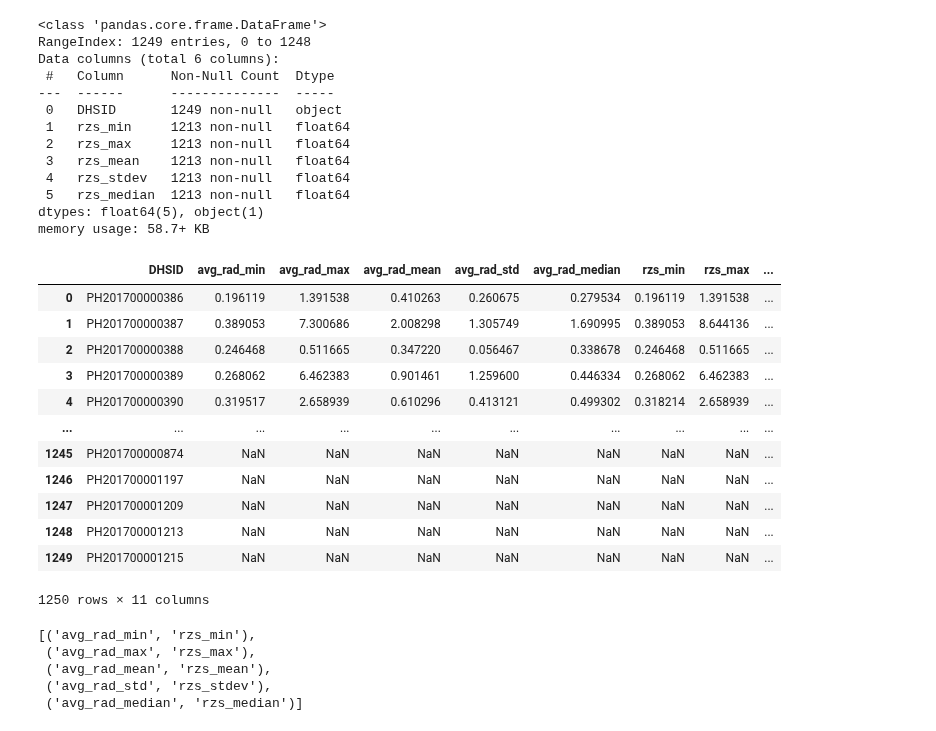
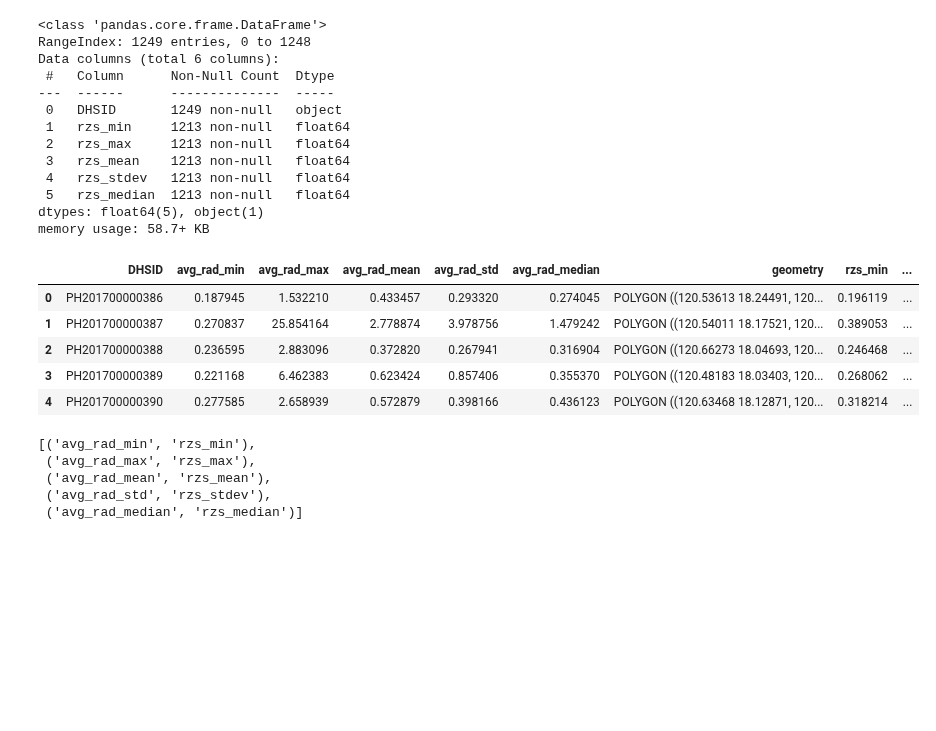
Before and after one commit to thinkingmachines/unicef-ai4d-poverty-mapping, a Jupyter notebook: test-notebooks/explore_ph_viirs.ipynb, the cells around one changed output. Cells and saved outputs as stored; diff of their text form; code cells hidden in the pictures; blank space fills up the shorter version.

```diff
--- a/test-notebooks/explore_ph_viirs.ipynb
+++ b/test-notebooks/explore_ph_viirs.ipynb
@@ -96,7 +101,7 @@ cluster_centroids_df.head(2)
 # %%
 cluster_centroids_gdf = gpd.GeoDataFrame(
     cluster_centroids_df,
-    geometry=gpd.GeoSeries.from_wkt(cluster_centroids_df["geometry"])
+    geometry=gpd.GeoSeries.from_wkt(cluster_centroids_df["geometry"], crs='epsg:4326')
 )
 cluster_centroids_gdf.head(2)
 # %% [output]
@@ -169,7 +188,7 @@ def add_bbox_geom(cluster_centroids_gdf, distance_km, output_col='bbox'):
     cluster_centroids_gdf[output_col] = bbox_geometry
     return cluster_centroids_gdf
 # %%
-cluster_bbox_gdf = add_bbox_geom(cluster_centroids_gdf, 2)
+cluster_bbox_gdf = add_bbox_geom(cluster_centroids_gdf, 3)
 cluster_bbox_gdf['geometry'] = cluster_bbox_gdf['bbox']
 # %% [output]
 Adding buffer geometry...
@@ -191,7 +208,7 @@ cluster_zonal_stats_gdf = rzs.create_raster_zonal_stats(
         func=["min", "max", "mean", "median", "std"],
         column="avg_rad",
     ),
-    extra_args=dict(band_num=1, nodata=np.nan),
+    extra_args=dict(band_num=1, nodata=-999),
 )
 # %%
 cluster_zonal_stats_gdf.head()
@@ -265,7 +370,8 @@ usecols_left = [
     "avg_rad_mean",
     "avg_rad_std",
     "avg_rad_median",
+    "geometry"
 ]
 cluster_zonal_stats_gdf = cluster_zonal_stats_gdf[usecols_left]
-cluster_zonal_stats_gdf
+cluster_zonal_stats_gdf.head()
 # %% [output]
@@ -342,24 +435,17 @@ memory usage: 58.7+ KB
 # %%
 # Merge
 cluster_zonal_stats_gdf['DHSID'] = cluster_zonal_stats_gdf['DHSID'].astype(str)
 kahlil_cluster_zonal_stats_gdf['DHSID'] = kahlil_cluster_zonal_stats_gdf['DHSID'].astype(str)
 combined_zonal_stats = cluster_zonal_stats_gdf.merge(kahlil_cluster_zonal_stats_gdf, on=["DHSID"], how="outer")
 
-combined_zonal_stats
+combined_zonal_stats.head()
 # %% [output]
-|  | DHSID | avg_rad_min | avg_rad_max | avg_rad_mean | avg_rad_std | avg_rad_median | rzs_min | rzs_max | ... |
-| 0 | PH201700000386 | 0.196119 | 1.391538 | 0.410263 | 0.260675 | 0.279534 | 0.196119 | 1.391538 | ... |
-| 1 | PH201700000387 | 0.389053 | 7.300686 | 2.008298 | 1.305749 | 1.690995 | 0.389053 | 8.644136 | ... |
-| 2 | PH201700000388 | 0.246468 | 0.511665 | 0.347220 | 0.056467 | 0.338678 | 0.246468 | 0.511665 | ... |
-| 3 | PH201700000389 | 0.268062 | 6.462383 | 0.901461 | 1.259600 | 0.446334 | 0.268062 | 6.462383 | ... |
-| 4 | PH201700000390 | 0.319517 | 2.658939 | 0.610296 | 0.413121 | 0.499302 | 0.318214 | 2.658939 | ... |
-| ... | ... | ... | ... | ... | ... | ... | ... | ... | ... |
-| 1245 | PH201700000874 | NaN | NaN | NaN | NaN | NaN | NaN | NaN | ... |
-| 1246 | PH201700001197 | NaN | NaN | NaN | NaN | NaN | NaN | NaN | ... |
-| 1247 | PH201700001209 | NaN | NaN | NaN | NaN | NaN | NaN | NaN | ... |
-| 1248 | PH201700001213 | NaN | NaN | NaN | NaN | NaN | NaN | NaN | ... |
-| 1249 | PH201700001215 | NaN | NaN | NaN | NaN | NaN | NaN | NaN | ... |
+|  | DHSID | avg_rad_min | avg_rad_max | avg_rad_mean | avg_rad_std | avg_rad_median | geometry | rzs_min | ... |
+| 0 | PH201700000386 | 0.187945 | 1.532210 | 0.433457 | 0.293320 | 0.274045 | POLYGON ((120.53613 18.24491, 120... | 0.196119 | ... |
+| 1 | PH201700000387 | 0.270837 | 25.854164 | 2.778874 | 3.978756 | 1.479242 | POLYGON ((120.54011 18.17521, 120... | 0.389053 | ... |
+| 2 | PH201700000388 | 0.236595 | 2.883096 | 0.372820 | 0.267941 | 0.316904 | POLYGON ((120.66273 18.04693, 120... | 0.246468 | ... |
+| 3 | PH201700000389 | 0.221168 | 6.462383 | 0.623424 | 0.857406 | 0.355370 | POLYGON ((120.48183 18.03403, 120... | 0.268062 | ... |
+| 4 | PH201700000390 | 0.277585 | 2.658939 | 0.572879 | 0.398166 | 0.436123 | POLYGON ((120.63468 18.12871, 120... | 0.318214 | ... |
-1250 rows × 11 columns
 # %%
 zonal_stat_pairs = list(zip(usecols_left,usecols_right))[1:]
 zonal_stat_pairs
```
Also changed, not shown: parts of 21 cells of this notebook.
